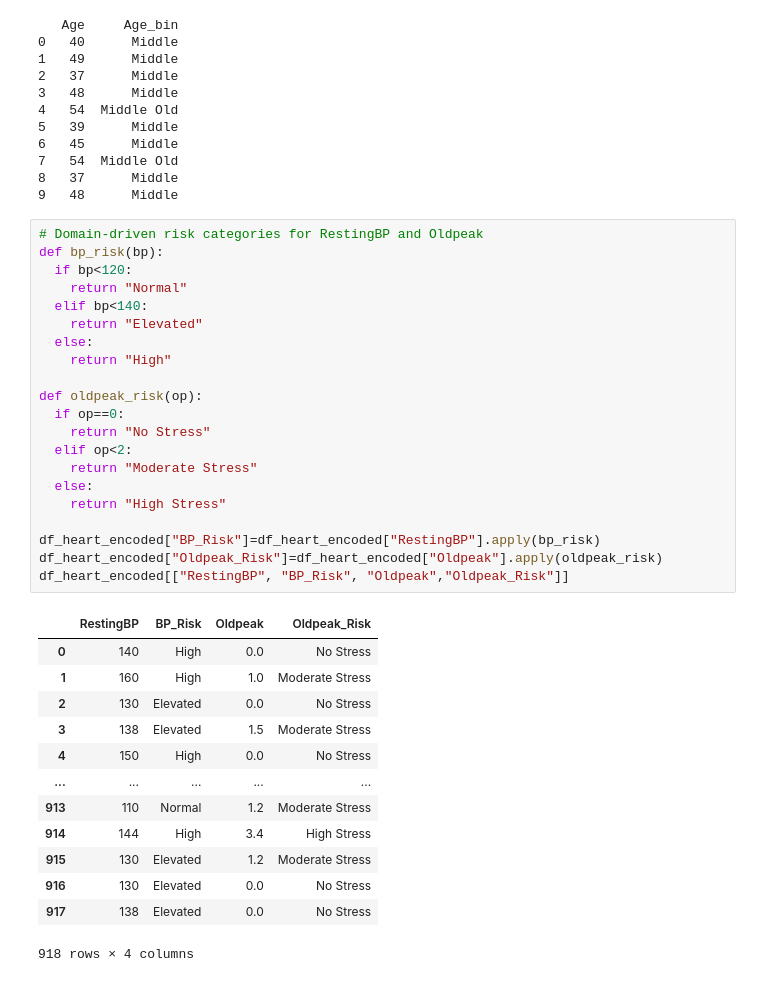
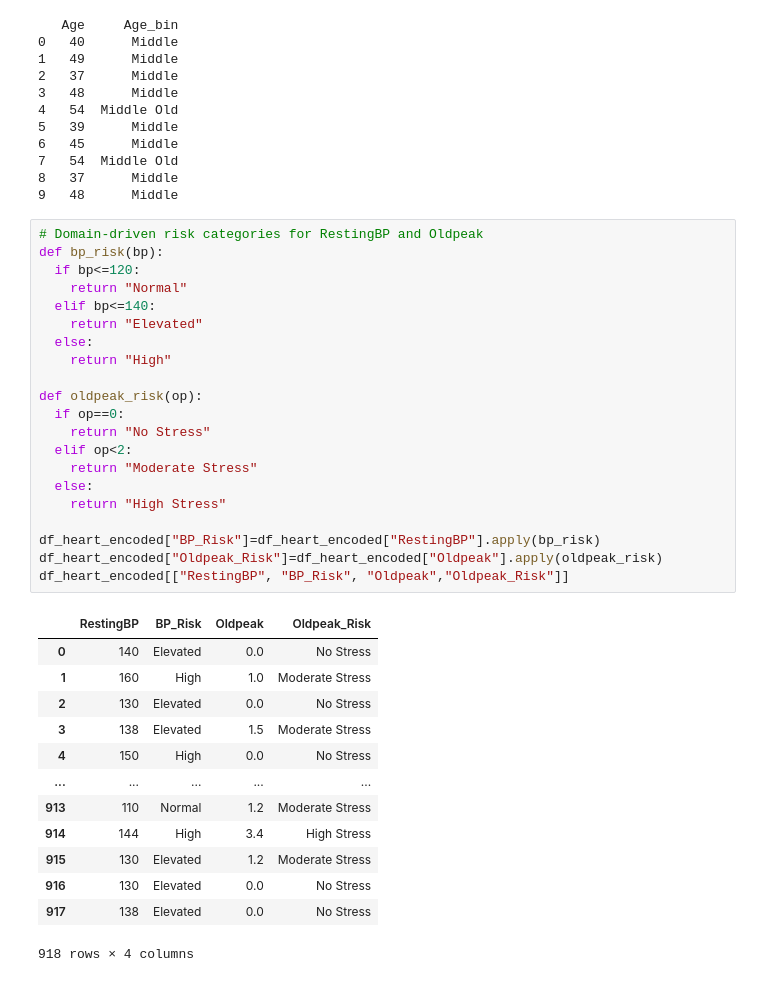
Before and after one commit to flucloxin500/Phitron, a Jupyter notebook: Machine Learning/Week 3/Module 9/9_4_Feature_Transformation_and_Domain_Driven_Features.ipynb, the cells around one changed output. Drawn from its saved outputs; the diff is of its cells as text.

```diff
--- a/Machine Learning/Week 3/Module 9/9_4_Feature_Transformation_and_Domain_Driven_Features_Part_01.ipynb
+++ b/Machine Learning/Week 3/Module 9/9_4_Feature_Transformation_and_Domain_Driven_Features.ipynb
@@ -171,27 +171,27 @@ print(df_heart_encoded[["Age", "Age_bin"]].head(10))
 # %%
 # Domain-driven risk categories for RestingBP and Oldpeak
 def bp_risk(bp):
-  if bp<120:
+  if bp<=120:
     return "Normal"
-  elif bp<140:
+  elif bp<=140:
     return "Elevated"
   else:
     return "High"
 
 def oldpeak_risk(op):
   if op==0:
     return "No Stress"
   elif op<2:
     return "Moderate Stress"
   else:
     return "High Stress"
 
 df_heart_encoded["BP_Risk"]=df_heart_encoded["RestingBP"].apply(bp_risk)
 df_heart_encoded["Oldpeak_Risk"]=df_heart_encoded["Oldpeak"].apply(oldpeak_risk)
 df_heart_encoded[["RestingBP", "BP_Risk", "Oldpeak","Oldpeak_Risk"]]
 # %% [output]
 |  | RestingBP | BP_Risk | Oldpeak | Oldpeak_Risk |
-| 0 | 140 | High | 0.0 | No Stress |
+| 0 | 140 | Elevated | 0.0 | No Stress |
 | 1 | 160 | High | 1.0 | Moderate Stress |
 | 2 | 130 | Elevated | 0.0 | No Stress |
 | 3 | 138 | Elevated | 1.5 | Moderate Stress |
```
